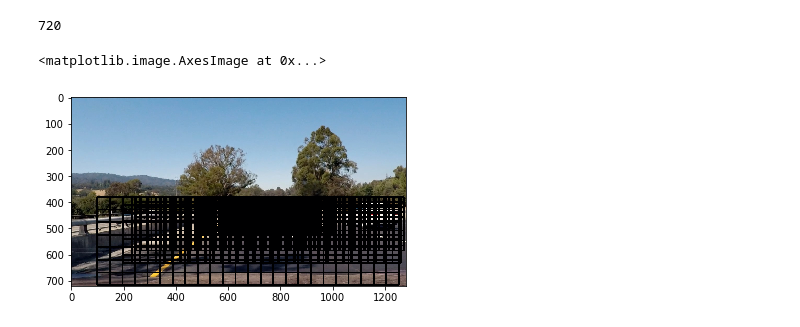
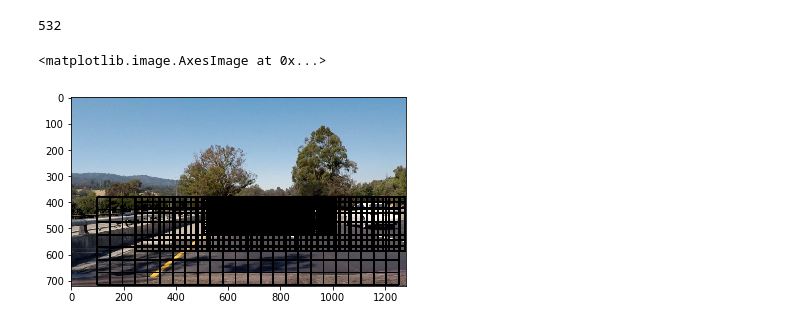
Before and after one commit to Iamashwanth/CarND-Vehicle-Detection, a Jupyter notebook: detection.ipynb, the cells around one changed output. Drawn from its saved outputs; the diff is of its cells as text; code cells hidden in the pictures.

```diff
--- a/detection.ipynb
+++ b/detection.ipynb
@@ -309,17 +332,16 @@ def run_pipeline(image):
 # %%
 image = mpimg.imread('test_images/test4.jpg')
 image = image.astype(np.float32)/255
 
 windows = slide_window(image, x_start_stop=[100, None], y_start_stop=[380, None], xy_window=(192, 192), xy_overlap=(0.75, 0.75))
-windows += slide_window(image, x_start_stop=[200, None], y_start_stop=[380, 650], xy_window=(160, 160), xy_overlap=(0.8, 0.8))
-windows += slide_window(image, x_start_stop=[250, None], y_start_stop=[380, 600], xy_window=(128, 128), xy_overlap=(0.85, 0.85))
+windows += slide_window(image, x_start_stop=[250, None], y_start_stop=[380, 600], xy_window=(144, 144), xy_overlap=(0.85, 0.85))
 windows += slide_window(image, x_start_stop=[500, 1000], y_start_stop=[380, 520], xy_window=(96, 96), xy_overlap=(0.9, 0.9))
 print(len(windows))
 
 window_img = draw_boxes(image, windows, color=(0, 0, 255), thick=6)
 plt.imshow(window_img)
 # %% [output]
-720
+532
 <matplotlib.image.AxesImage at 0x...>
-[figure, old version]
+[figure, new version]
 # %%
```
Also changed, not shown: parts of 10 cells of this notebook, 3 other files.
